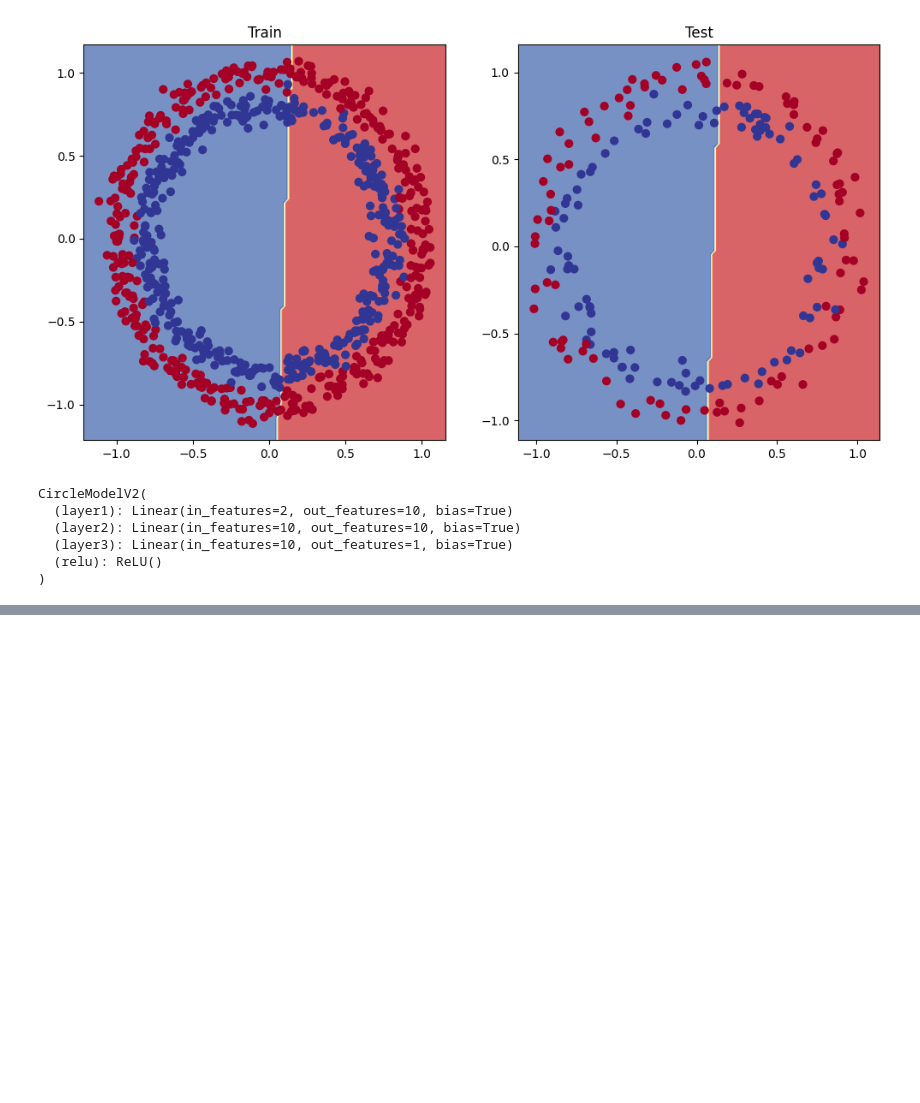
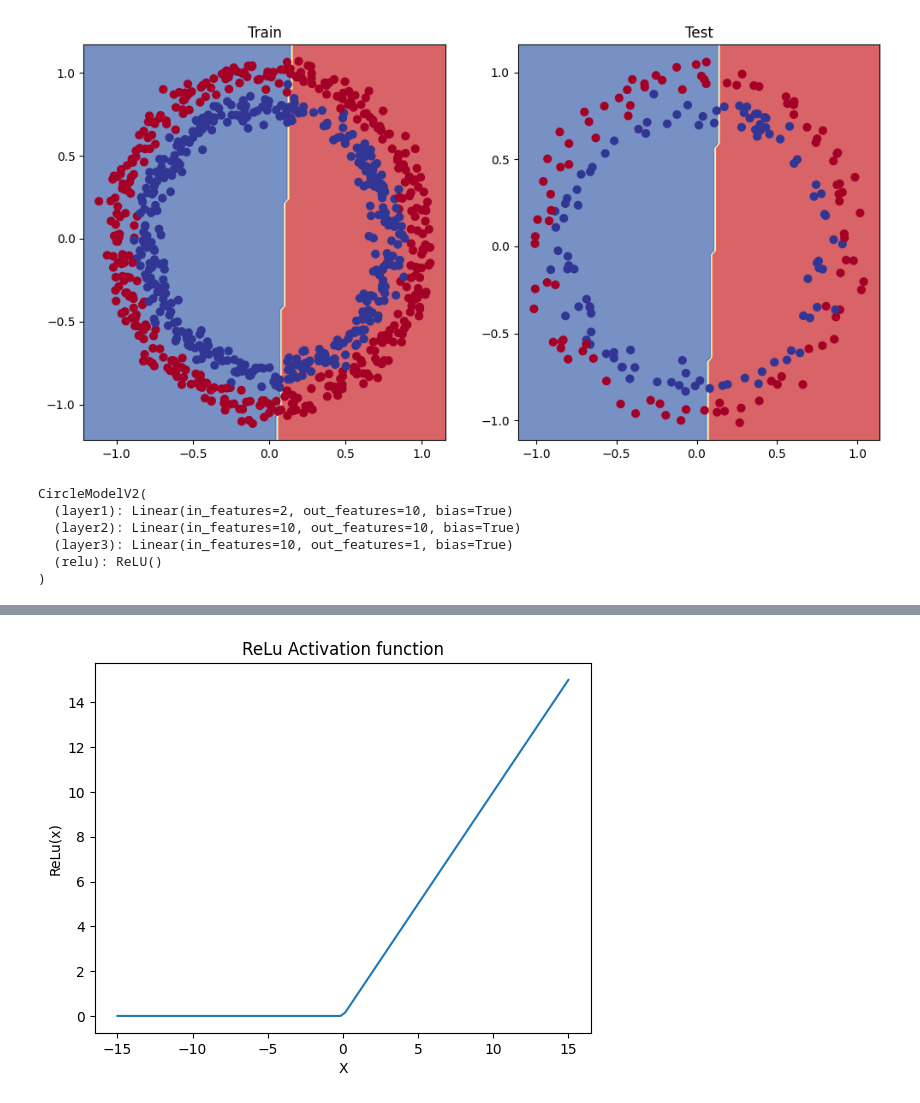
Before and after one commit to Amr-Abdellatif/learn-deep-learning-using-pytorch, a Jupyter notebook: videos_walkthrough/02_starting_pytorch_classification_video.ipynb, the cells around one changed output, grey strips where cells are left out. Drawn from its saved outputs; the diff is of its cells as text; code cells hidden in the pictures; blank space fills up the shorter version.

Commit message:
activation functions

```diff
--- a/videos_walkthrough/02_starting_pytorch_classification_video.ipynb
+++ b/videos_walkthrough/02_starting_pytorch_classification_video.ipynb
@@ -575,0 +578,5 @@ plot_decision_boundary(model_2,X_test,y_test)
+# %%
+# ReLu activation function
+
+x = torch.linspace(-15,15,100)
+x
@@ -575,0 +599,6 @@ plot_decision_boundary(model_2,X_test,y_test)
+# %%
+def relu(x):
+    return torch.max(torch.tensor(0),x)
+
+y = relu(x)
+y
@@ -575,0 +619,8 @@ plot_decision_boundary(model_2,X_test,y_test)
+# %%
+plt.plot(x.numpy(), y.numpy())
+plt.title("ReLu Activation function")
+plt.xlabel("X")
+plt.ylabel("ReLu(x)")
+plt.show()
+# %% [output]
+[figure, added]
```
Also changed, not shown: parts of 15 cells of this notebook.
